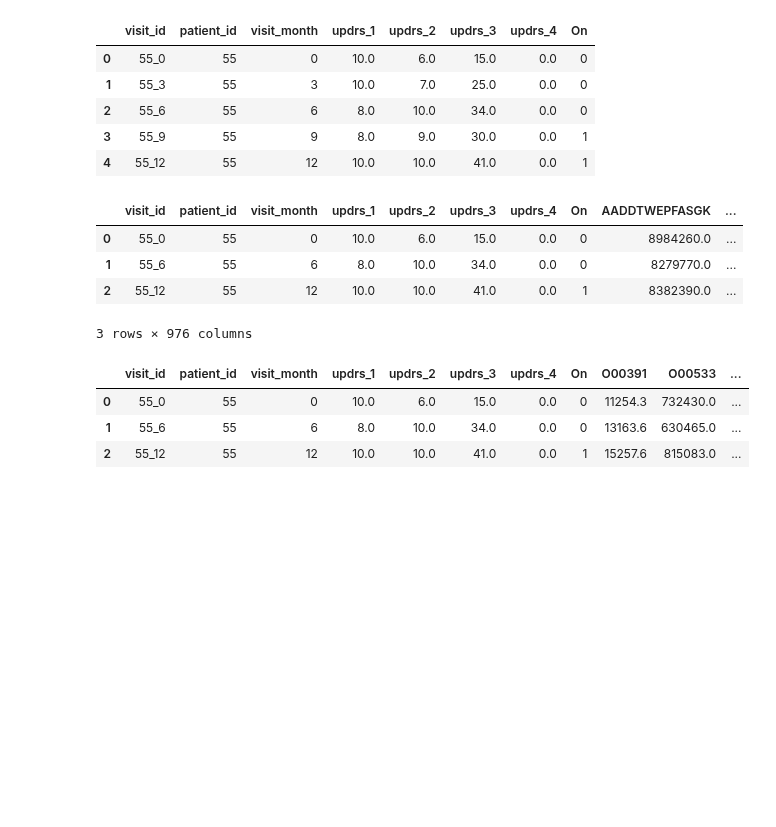
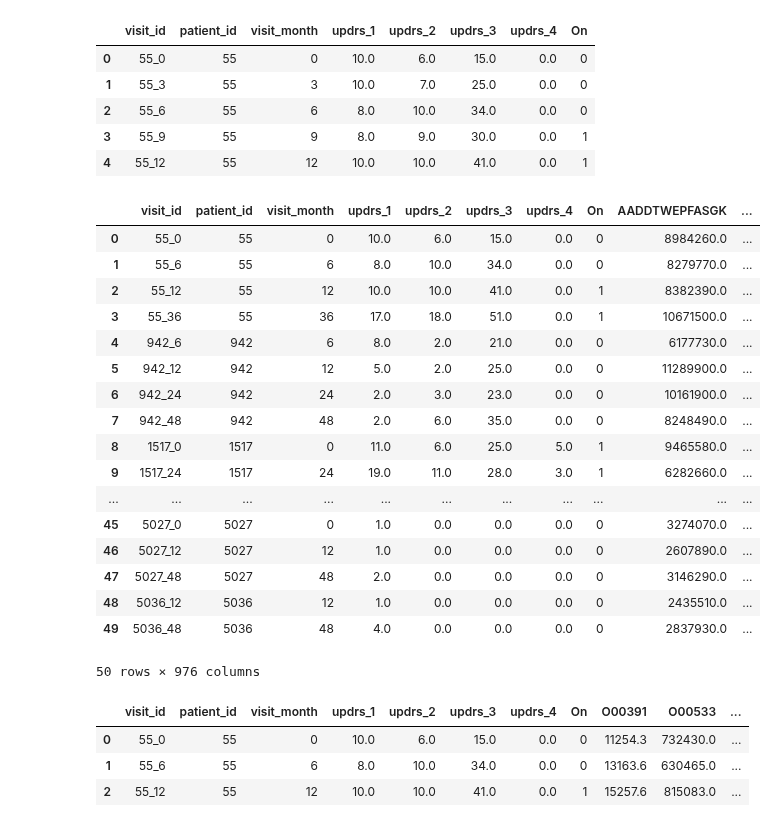
Before and after one commit to Payal-dh/ParkinsonsProgressionModel, a Jupyter notebook: Data Cleaning.ipynb, the cells around one changed output. Saved outputs shown, nothing was run; the diff lists cells and outputs as text; code cells hidden in the pictures; blank space fills up the shorter version.

```diff
--- a/Data Cleaning.ipynb
+++ b/Data Cleaning.ipynb
@@ -162,13 +162,26 @@ transform_protein = pd.merge(results_final, transform_protein, on = ['visit_id',
 
 transform_protein.to_csv('Resources_Clean/visualization_protein.csv', index = False)
 # %%
-transform_peptide.head(3)
+transform_peptide.head(50)
 # %% [output]
 |  | visit_id | patient_id | visit_month | updrs_1 | updrs_2 | updrs_3 | updrs_4 | On | AADDTWEPFASGK | ... |
 | 0 | 55_0 | 55 | 0 | 10.0 | 6.0 | 15.0 | 0.0 | 0 | 8984260.0 | ... |
 | 1 | 55_6 | 55 | 6 | 8.0 | 10.0 | 34.0 | 0.0 | 0 | 8279770.0 | ... |
 | 2 | 55_12 | 55 | 12 | 10.0 | 10.0 | 41.0 | 0.0 | 1 | 8382390.0 | ... |
+| 3 | 55_36 | 55 | 36 | 17.0 | 18.0 | 51.0 | 0.0 | 1 | 10671500.0 | ... |
+| 4 | 942_6 | 942 | 6 | 8.0 | 2.0 | 21.0 | 0.0 | 0 | 6177730.0 | ... |
+| 5 | 942_12 | 942 | 12 | 5.0 | 2.0 | 25.0 | 0.0 | 0 | 11289900.0 | ... |
+| 6 | 942_24 | 942 | 24 | 2.0 | 3.0 | 23.0 | 0.0 | 0 | 10161900.0 | ... |
+| 7 | 942_48 | 942 | 48 | 2.0 | 6.0 | 35.0 | 0.0 | 0 | 8248490.0 | ... |
+| 8 | 1517_0 | 1517 | 0 | 11.0 | 6.0 | 25.0 | 5.0 | 1 | 9465580.0 | ... |
+| 9 | 1517_24 | 1517 | 24 | 19.0 | 11.0 | 28.0 | 3.0 | 1 | 6282660.0 | ... |
+| ... | ... | ... | ... | ... | ... | ... | ... | ... | ... | ... |
+| 45 | 5027_0 | 5027 | 0 | 1.0 | 0.0 | 0.0 | 0.0 | 0 | 3274070.0 | ... |
+| 46 | 5027_12 | 5027 | 12 | 1.0 | 0.0 | 0.0 | 0.0 | 0 | 2607890.0 | ... |
+| 47 | 5027_48 | 5027 | 48 | 2.0 | 0.0 | 0.0 | 0.0 | 0 | 3146290.0 | ... |
+| 48 | 5036_12 | 5036 | 12 | 1.0 | 0.0 | 0.0 | 0.0 | 0 | 2435510.0 | ... |
+| 49 | 5036_48 | 5036 | 48 | 4.0 | 0.0 | 0.0 | 0.0 | 0 | 2837930.0 | ... |
-3 rows × 976 columns
+50 rows × 976 columns
 # %%
 transform_protein.head(3)
 # %% [output]
```
Also changed, not shown: 2 other files.
